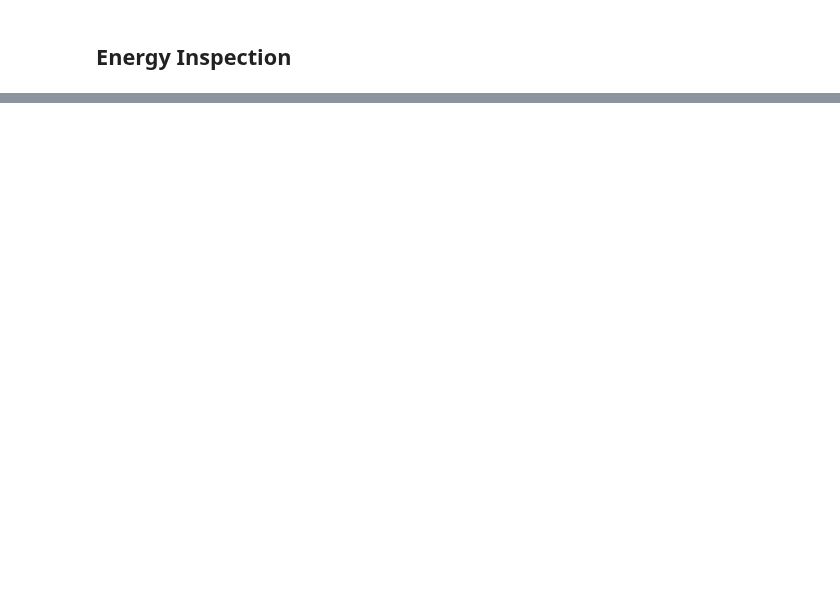
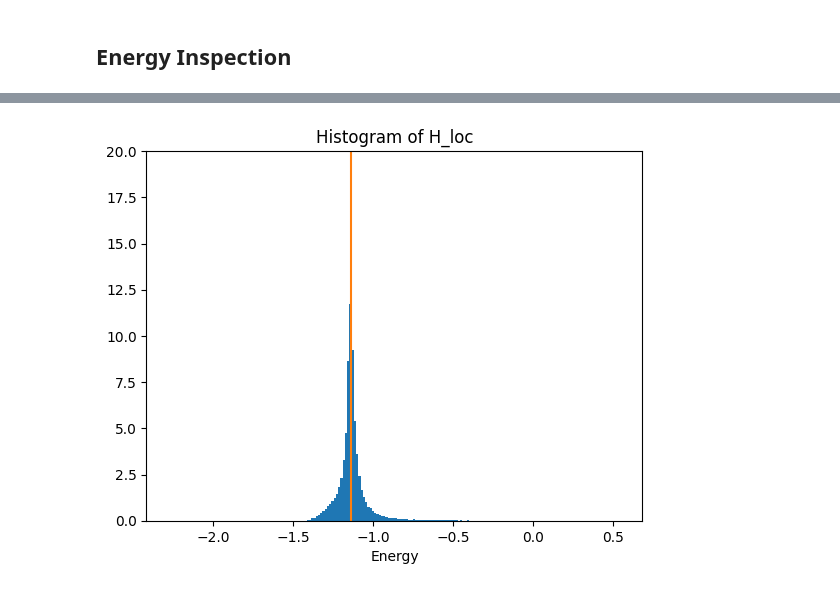
Before and after one commit to evanwonisch/NeuralQuantumStates, a Jupyter notebook: run/dihydrogen/dihydrogen_approx.ipynb, the cells around one changed output, grey strips where cells are left out. Drawn from its saved outputs; the diff is of its cells as text; code cells hidden in the pictures; blank space fills up the shorter version.

```diff
--- a/run/dihydrogen/dihydrogen_approx.ipynb
+++ b/run/dihydrogen/dihydrogen_approx.ipynb
@@ -382,0 +415,9 @@ E_f
+# %%
+plt.hist(H_loc, bins=200, density=True)
+plt.axvline(E_f, color = "C1")
+plt.ylim(0,20)
+plt.title("Histogram of H_loc")
+plt.xlabel("Energy")
+pass
+# %% [output]
+[figure, added]
```
Also changed, not shown: parts of 9 cells of this notebook, 4 other files.
